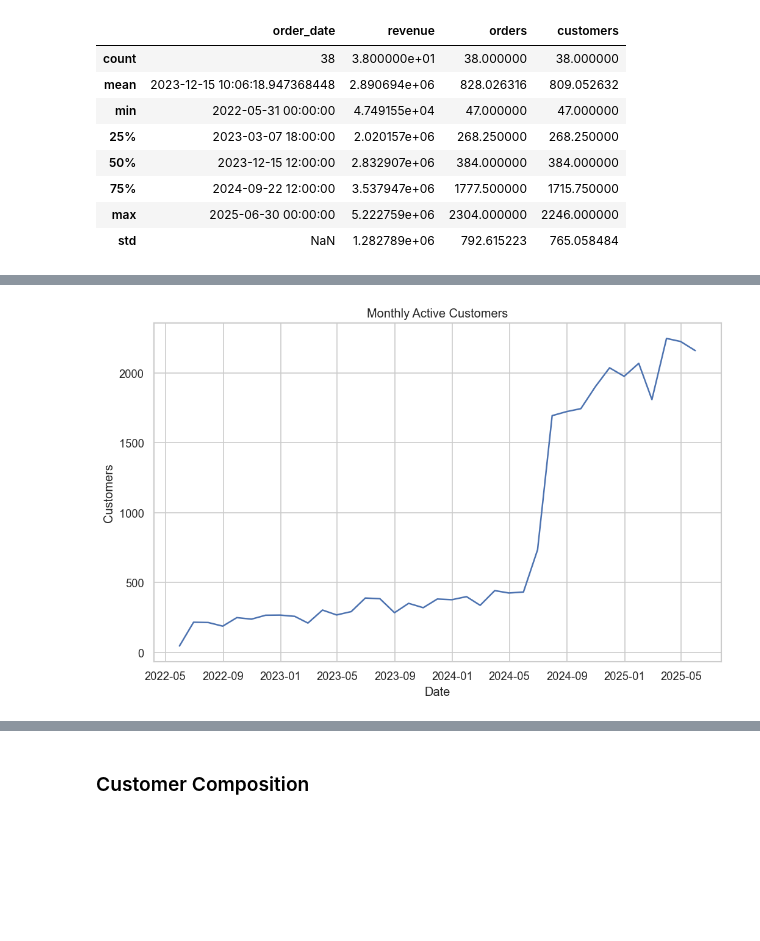
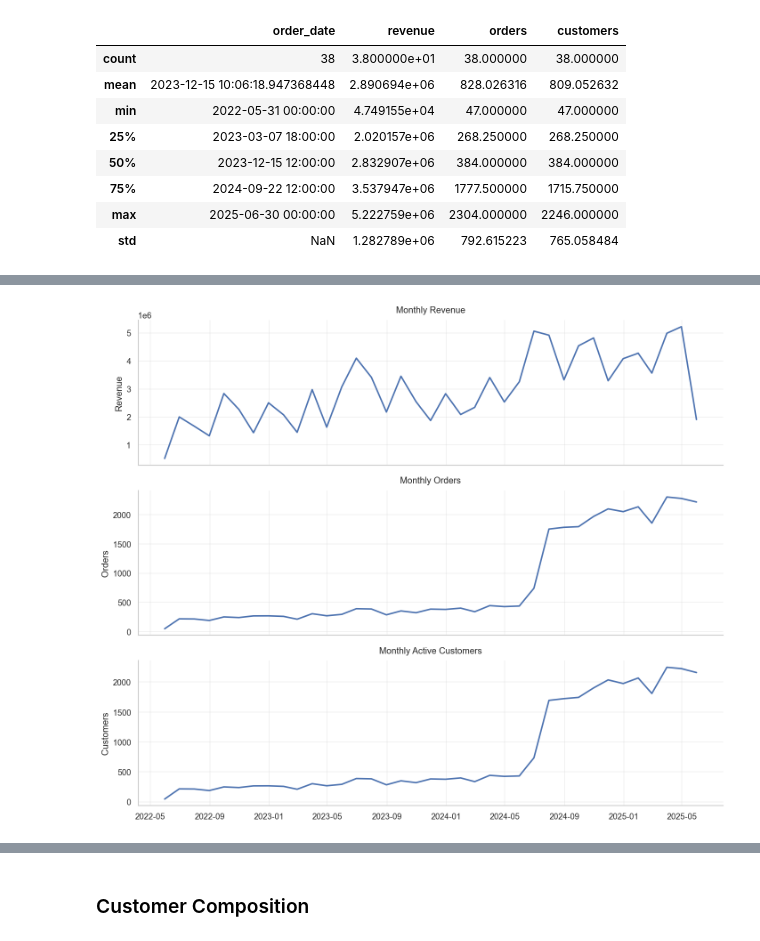
Before and after one commit to rodrigokang/portfolio, a Jupyter notebook: notebooks-and-scripts/2-retail-analytics/2-customer-value-and-retention/python/rfm-analysis.ipynb, the cells around one changed output, grey strips where cells are left out. Drawn from its saved outputs; the diff is of its cells as text; code cells hidden in the pictures; blank space fills up the shorter version.

```diff
--- a/notebooks-and-scripts/2-retail-analytics/2-customer-value-and-retention/python/rfm-analysis.ipynb
+++ b/notebooks-and-scripts/2-retail-analytics/2-customer-value-and-retention/python/rfm-analysis.ipynb
@@ -415,15 +361,42 @@ plt.show()
-# %%
-fig, ax = plt.subplots()
-
-ax.plot(
-    monthly_sales_plot["order_date"],
-    monthly_sales_plot["customers"]
-)
-
-ax.set_title("Monthly Active Customers")
-ax.set_xlabel("Date")
-ax.set_ylabel("Customers")
-
-plt.show()
-# %% [output]
-[figure, removed]
+# %%
+fig, axes = plt.subplots(
+    nrows=3,
+    ncols=1,
+    figsize=(12, 10),
+    sharex=True
+)
+
+metrics = [
+    ("revenue", "Monthly Revenue", "Revenue"),
+    ("orders", "Monthly Orders", "Orders"),
+    ("customers", "Monthly Active Customers", "Customers")
+]
+
+for ax, (column, title, ylabel) in zip(axes, metrics):
+
+    ax.plot(
+        monthly_sales_plot["order_date"],
+        monthly_sales_plot[column],
+        linewidth=2
+    )
+
+    ax.set_title(
+        title,
+        fontsize=12,
+        pad=10
+    )
+
+    ax.set_ylabel(ylabel)
+
+    ax.grid(
+        True,
+        alpha=0.3
+    )
+
+    ax.spines["top"].set_visible(False)
+    ax.spines["right"].set_visible(False)
+
+plt.tight_layout()
+plt.show()
+# %% [output]
+[figure, added]
```
Also changed, not shown: parts of 117 cells of this notebook, 21 other files.
